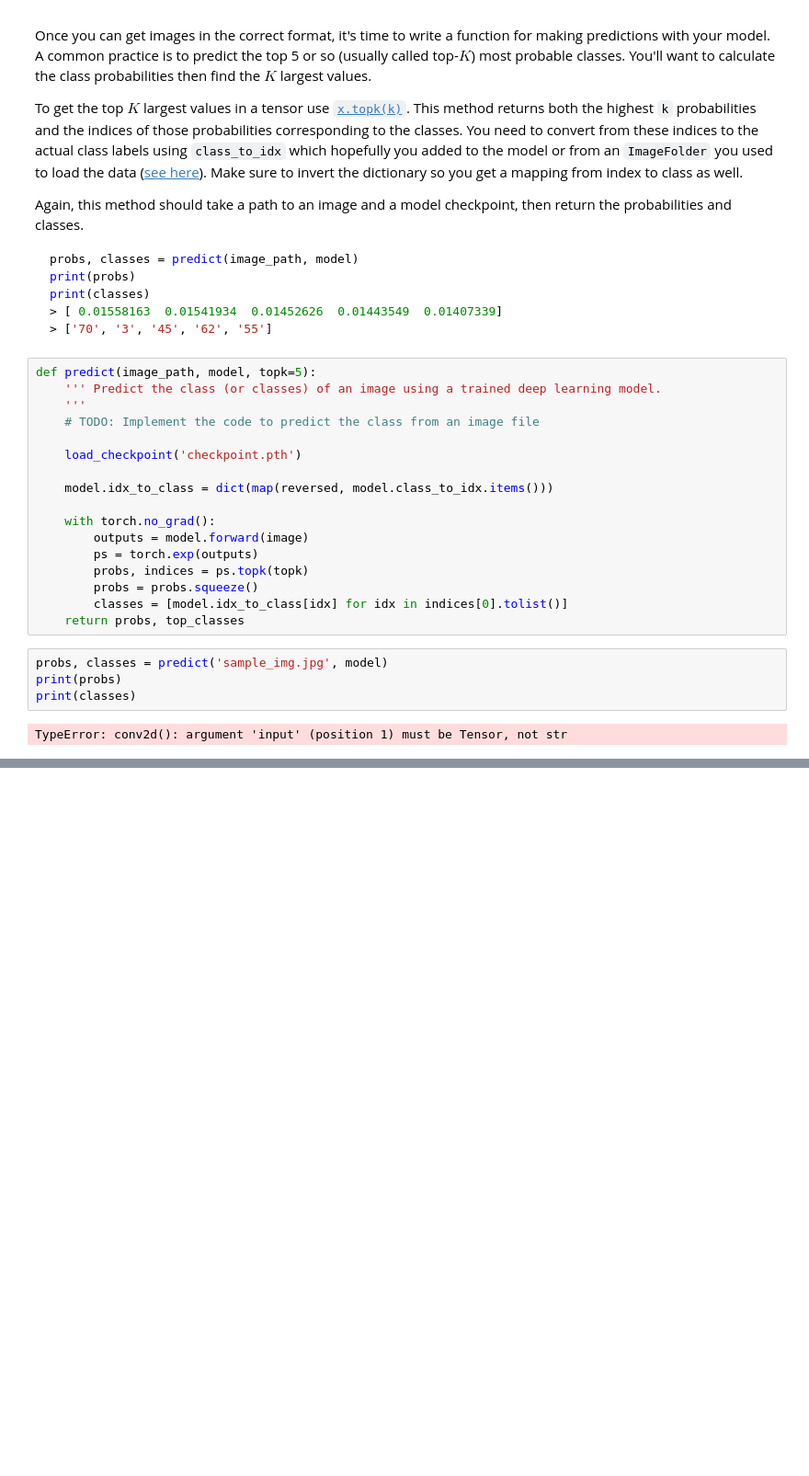
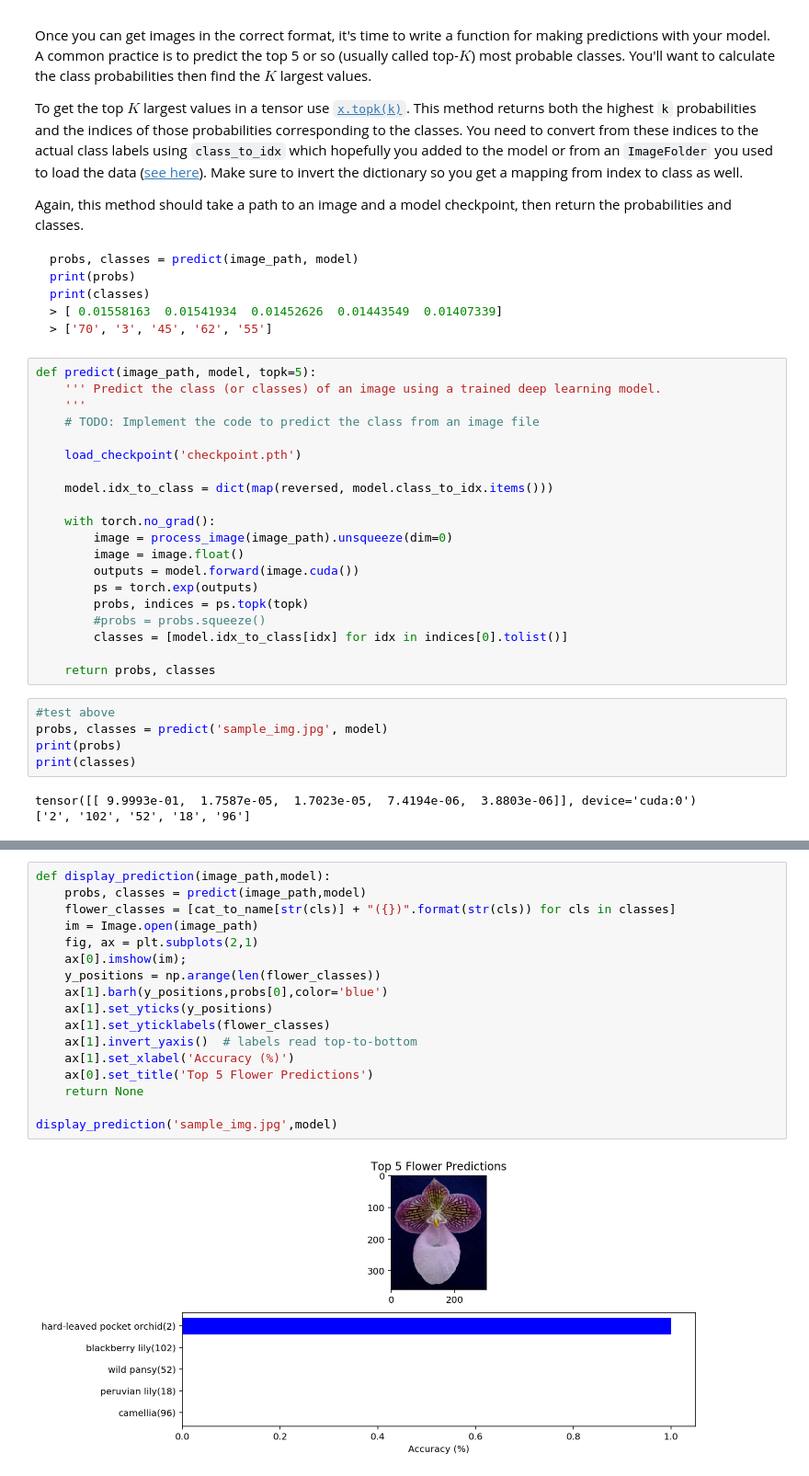
Before and after one commit to jester9908/ImageClassifier, a Jupyter notebook: Image Classifier Project.ipynb, the cells around one changed output, grey strips where cells are left out. Shown: that part at 92% size. Cells and saved outputs as stored; diff of their text form; blank space fills up the shorter version.

```diff
--- a/Image Classifier Project.ipynb
+++ b/Image Classifier Project.ipynb
@@ -369,18 +365,23 @@ def predict(image_path, model, topk=5):
     model.idx_to_class = dict(map(reversed, model.class_to_idx.items()))
 
     with torch.no_grad():
-        outputs = model.forward(image)
+        image = process_image(image_path).unsqueeze(dim=0)
+        image = image.float()
+        outputs = model.forward(image.cuda())
         ps = torch.exp(outputs)
         probs, indices = ps.topk(topk)
-        probs = probs.squeeze()
+        #probs = probs.squeeze()
         classes = [model.idx_to_class[idx] for idx in indices[0].tolist()]
-    return probs, top_classes
+
+    return probs, classes
 # %%
+#test above
 probs, classes = predict('sample_img.jpg', model)
 print(probs)
 print(classes)
 # %% [output]
-TypeError: conv2d(): argument 'input' (position 1) must be Tensor, not str
+tensor([[ 9.9993e-01,  1.7587e-05,  1.7023e-05,  7.4194e-06,  3.8803e-06]], device='cuda:0')
+['2', '102', '52', '18', '96']
 # %% [markdown]
 ## Sanity Checking
 
@@ -389,3 +390,22 @@ Now that you can use a trained model for predictions, check to make sure it make
 <img src='assets/inference_example.png' width=300px>
 
 You can convert from the class integer encoding to actual flower names with the `cat_to_name.json` file (should have been loaded earlier in the notebook). To show a PyTorch tensor as an image, use the `imshow` function defined above.
+# %%
+def display_prediction(image_path,model):
+    probs, classes = predict(image_path,model)
+    flower_classes = [cat_to_name[str(cls)] + "({})".format(str(cls)) for cls in classes]
+    im = Image.open(image_path)
+    fig, ax = plt.subplots(2,1)
+    ax[0].imshow(im);
+    y_positions = np.arange(len(flower_classes))
+    ax[1].barh(y_positions,probs[0],color='blue')
+    ax[1].set_yticks(y_positions)
+    ax[1].set_yticklabels(flower_classes)
+    ax[1].invert_yaxis()  # labels read top-to-bottom
+    ax[1].set_xlabel('Accuracy (%)')
+    ax[0].set_title('Top 5 Flower Predictions')
+    return None
+
+display_prediction('sample_img.jpg',model)
+# %% [output]
+[figure, added]
```
Also changed, not shown: parts of 5 cells of this notebook, 5 other files.
